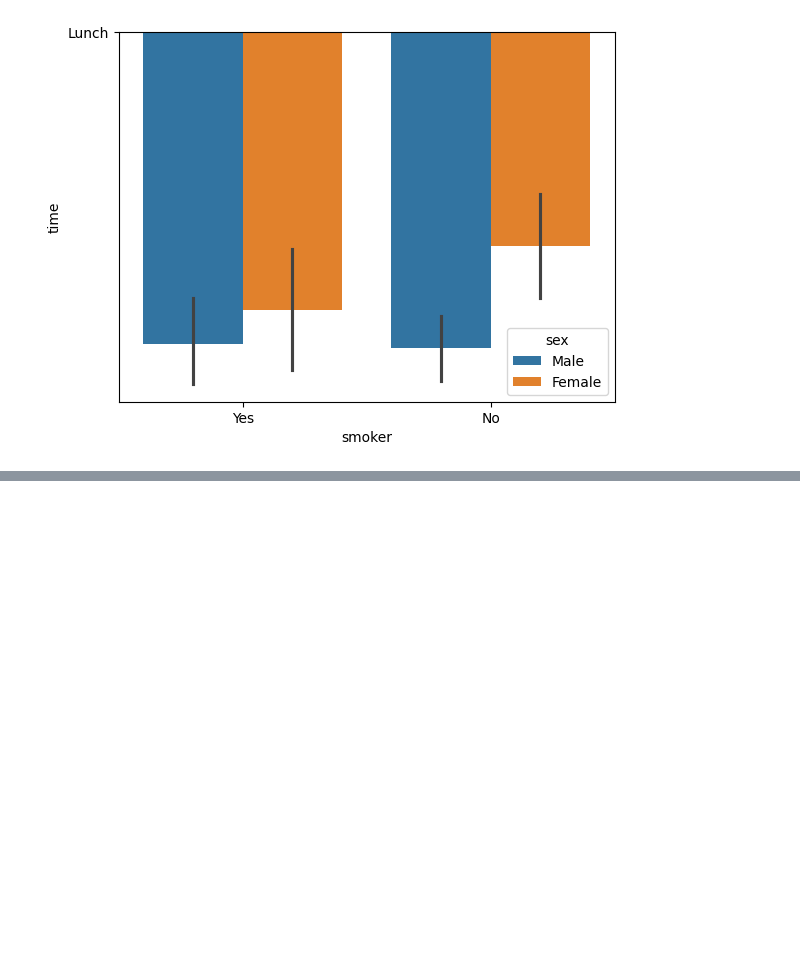
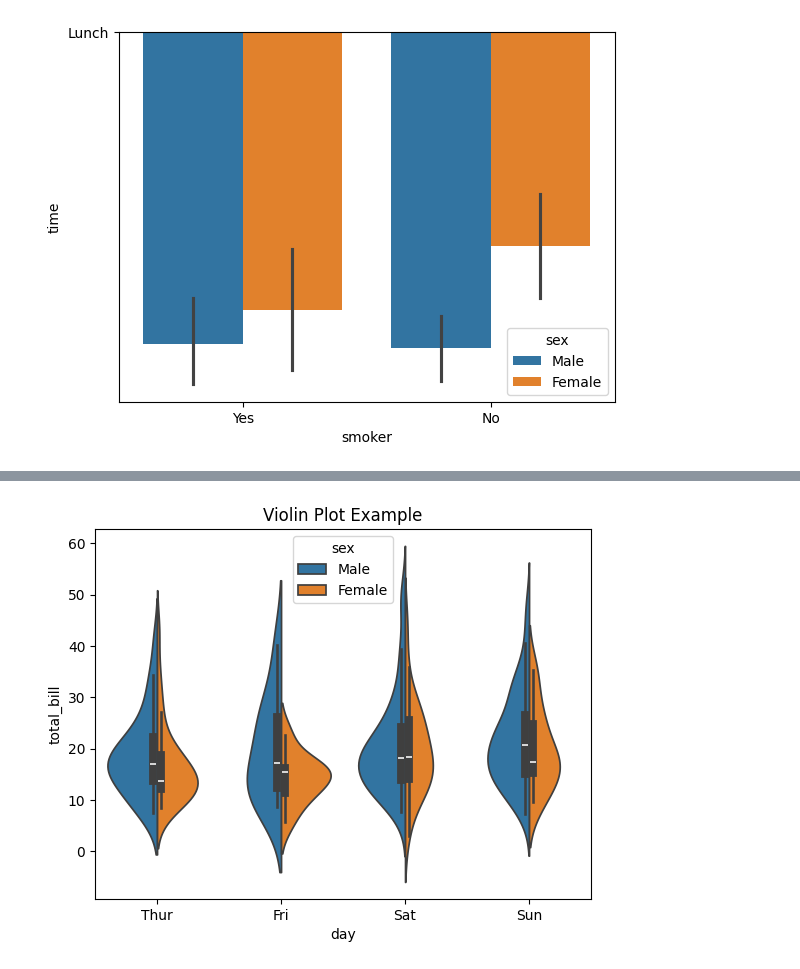
Before and after one commit to alokpandey098/Data-analyst, a Jupyter notebook: 8-Data Analysis With Python/8.6-Seaborn.ipynb, the cells around one changed output, grey strips where cells are left out. Cells and saved outputs as stored; diff of their text form; code cells hidden in the pictures; blank space fills up the shorter version.

```diff
--- a/8-Data Analysis With Python/8.6-Seaborn.ipynb
+++ b/8-Data Analysis With Python/8.6-Seaborn.ipynb
@@ -35,0 +50,8 @@ sns.barplot(data=tip,x='smoker',y='time',hue='sex')
+# %%
+# Violin plot
+
+sns.violinplot(x='day', y='total_bill', data=tip, hue='sex', split=True)
+plt.title("Violin Plot Example")
+plt.show()
+# %% [output]
+[figure, added]
```
Also changed, not shown: parts of 15 cells of this notebook.
